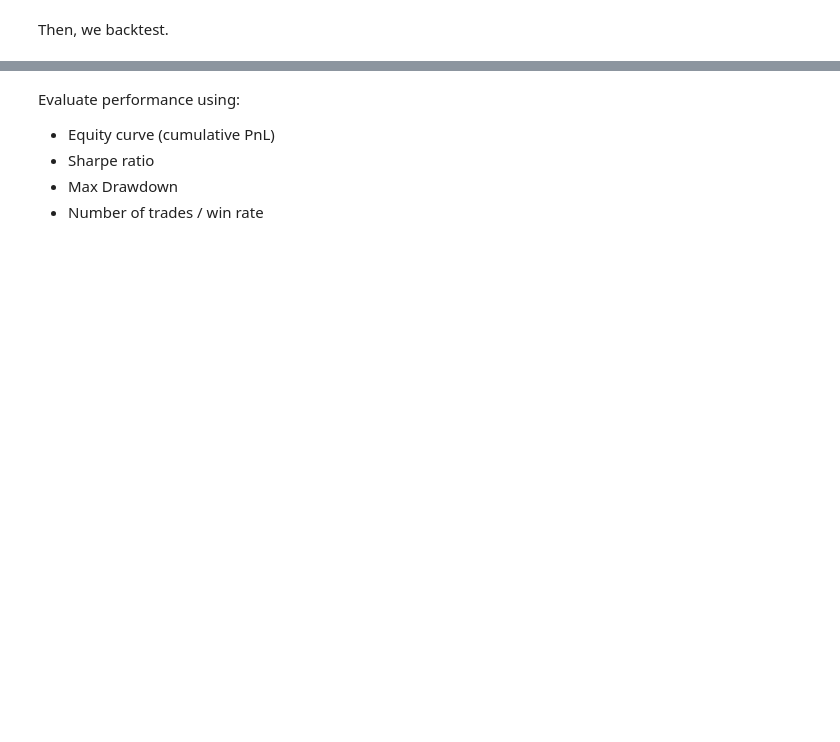
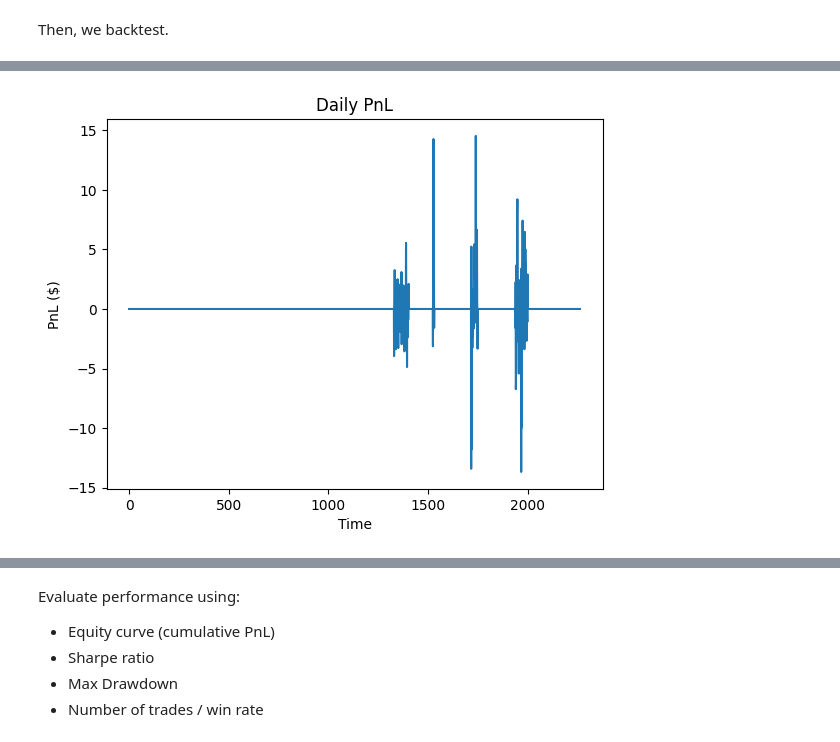
Before and after one commit to jnchen12a/algotrade, a Jupyter notebook: project1_meanReversion/strategy.ipynb, the cells around one changed output, grey strips where cells are left out. Saved outputs shown, nothing was run; the diff lists cells and outputs as text; code cells hidden in the pictures; blank space fills up the shorter version.

Commit message:
Fixed backtesting, added pnl calcs

```diff
--- a/project1_meanReversion/strategy.ipynb
+++ b/project1_meanReversion/strategy.ipynb
@@ -75,54 +75,65 @@ print(zscore[:5])
 # %% [markdown]
 Then, we backtest.
 # %%
-def calculatePnL(typ: str, entrySpread: float, exitSpread: float) -> float:
-    '''
-    Calculates the profit and loss based on the current position
-    '''
-    if typ == 'short':
-        return entrySpread - exitSpread # here, we sell high, buy low
-    elif typ == 'long':
-        return exitSpread - entrySpread # here, we buy low, sell high
-    else:
-        print(f'ERROR: unexpected type of {typ}.')
-        return 0
-
+# backtesting code
+startingCapital = 1000
+headers = list(adjCloseData.columns)
+stock1, stock2 = headers[0], headers[1]
+currentPosition = dict()
 allPositions = []
-currentPosition = None # hold only one position at a time
-cumulativePnL = pd.DataFrame(columns=['Time', 'Cumulative PnL'])
-cumulativePnL.loc[0] = [0, 0]
-portfolioValue = 0
+dailyPnL = []
 
 for t in range(len(zscore)):
-    # calculate cumulative PnL
-    '''
-    dailyPnl = 0
-    for pos in currentPositions:
-        direction = 1 if pos['type'] == 'long' else -1
-        dailyPnl += direction * (spread[t] - spread[t - 1])
-    newRow = pd.DataFrame([{'Time': t, 'Cumulative PnL': cumulativePnL.iloc[-1]['Cumulative PnL'] + dailyPnl}])
-    cumulativePnL = pd.concat([cumulativePnL, newRow], ignore_index=True)
-    '''
-
-    if currentPosition is None:
-        # we can enter, depending on the signal
+    # for now, just work with 1 share of stock 1
+    if not currentPosition:
         if zscore[t] > 2:
-            # short
-            currentPosition = {'type': 'short', 'enterTime': t, 'enterSpread': spread[t]}
+            # long stock1, short stock2
+            currentPosition = {stock1: beta, stock2: -1, 'Enter Time': t, 'Enter Spread': spread[t]}
         elif zscore[t] < -2:
-            # long
-            currentPositions = {'type': 'long', 'enterTime': t, 'enterSpread': spread[t]}
+            # short stock1, long stock2
+            currentPosition = {stock1: -beta, stock2: 1, 'Enter Time': t, 'Enter Spread': spread[t]}
     else:
         if abs(zscore[t]) < 0.5:
-            # exit positions, but only if we actually hold any
-            currentPosition['exitTime'] = t
-            currentPosition['exitSpread'] = spread[t]
-            currentPosition['profit'] = calculatePnL(currentPosition['type'], currentPosition['enterSpread'], currentPosition['exitSpread'])
-            portfolioValue += currentPosition['profit']
-            print(currentPosition['profit'])
-            currentPosition['portfolioValue'] = portfolioValue
-            allPositions.append(currentPosition)
-            currentPosition = None
+            # exit positions
+            if currentPosition:
+                # for stock1
+                profitStock1 = currentPosition[stock1] * (adjCloseData[stock1].iloc[t] - adjCloseData[stock1].iloc[currentPosition['Enter Time']])
+                # for stock2
+                profitStock2 = currentPosition[stock2] * (adjCloseData[stock2].iloc[t] - adjCloseData[stock2].iloc[currentPosition['Enter Time']])
 
-print(portfolioValue)
+                currentPosition['Exit Time'] = t
+                currentPosition['profitStock1'] = profitStock1
+                currentPosition['profitStock2'] = profitStock2
+                currentPosition['Total Profit'] = profitStock1 + profitStock2
+                currentPosition['Exit Spread'] = spread[t]
+                currentPosition['Spread Difference'] = currentPosition['Exit Spread'] - currentPosition['Enter Spread']
+
+                allPositions.append(currentPosition)
+                currentPosition = dict()
+
+    # calculate daily PnL
+    if currentPosition:
+        dailyPnLStock1 = currentPosition[stock1] * (adjCloseData[stock1].iloc[t] - adjCloseData[stock1].iloc[t - 1])
+        dailyPnLStock2 = currentPosition[stock2] * (adjCloseData[stock2].iloc[t] - adjCloseData[stock2].iloc[t - 1])
+        dailyPnL.append(dailyPnLStock1 + dailyPnLStock2)
+    else:
+        dailyPnL.append(0)
+
+for i in allPositions:
+    print(i)
+
+# plot daily pnl vs time
+plt.plot(dailyPnL)
+plt.title('Daily PnL')
+plt.xlabel('Time')
+plt.ylabel('PnL ($)')
+plt.show()
+
+# plot cumulative pnl vs time
+cumulativePnL = np.cumsum(dailyPnL)
+plt.plot(cumulativePnL)
+plt.title('Cumulative PnL')
+plt.xlabel('Time')
+plt.ylabel('Cumulative PnL ($)')
+plt.show()
 # %% [output]
@@ -131,0 +144 @@ print(portfolioValue)
+[figure, added]
```
Also changed, not shown: parts of 6 cells of this notebook, 2 other files.
